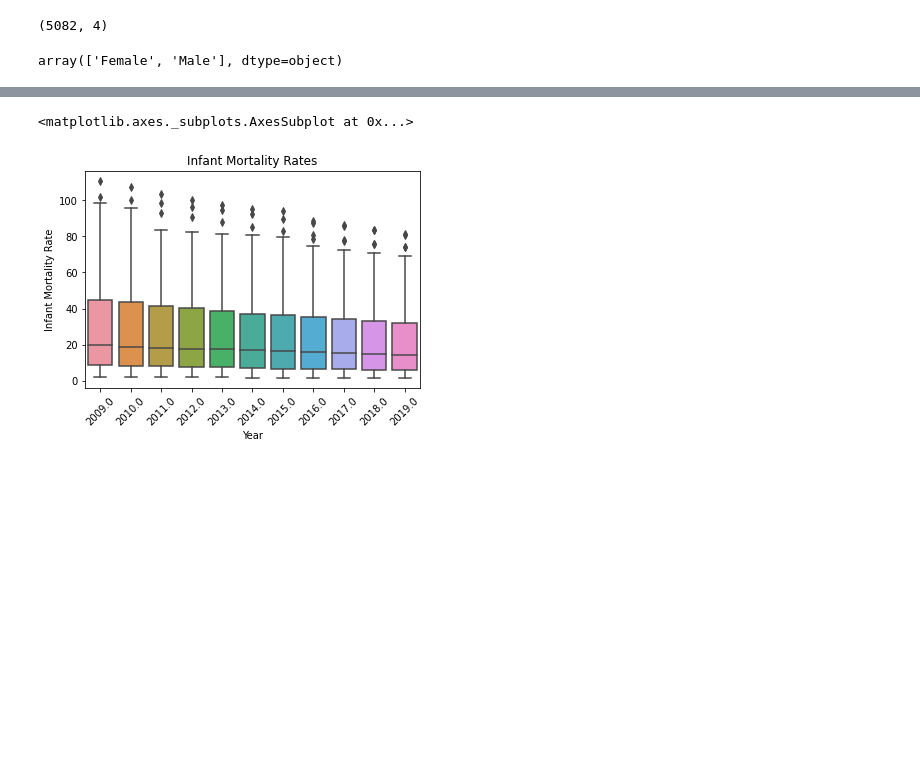
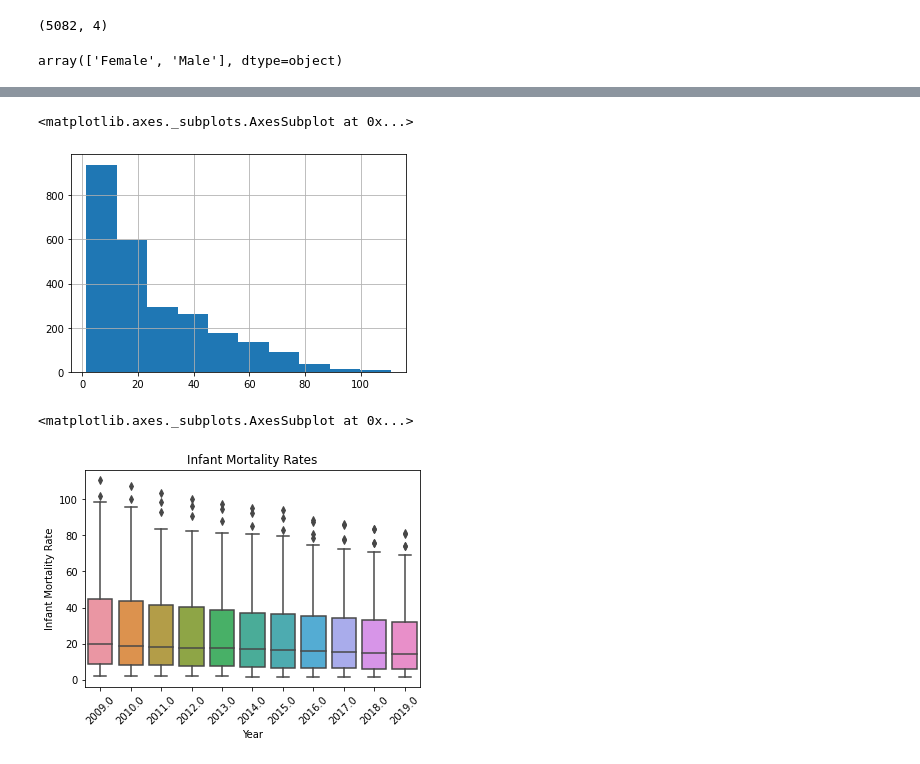
Before and after one commit to ahan-b/Projects, a Jupyter notebook: EDA_on_IMR.ipynb, the cells around one changed output, grey strips where cells are left out. Drawn from its saved outputs; the diff is of its cells as text; code cells hidden in the pictures; blank space fills up the shorter version.

```diff
--- a/EDA_on_IMR.ipynb
+++ b/EDA_on_IMR.ipynb
@@ -133,4 +135,12 @@ plt.figure(figsize=(24,12))
 <Figure size 1728x864 with 0 Axes>
+# %%
+df_total['Infant Mortality Rate'].hist()
+#frequency on the Y axis and IMR values on the X axis
+#we can see that majority of the values are not too large
+# this can be inferred from the right skew of the Histogram
+# %% [output]
+<matplotlib.axes._subplots.AxesSubplot at 0x...>
+[figure, added]
 # %%
 plt.xticks(rotation=45)
 plt.title('Infant Mortality Rates')
```
Also changed, not shown: parts of 86 cells of this notebook.
